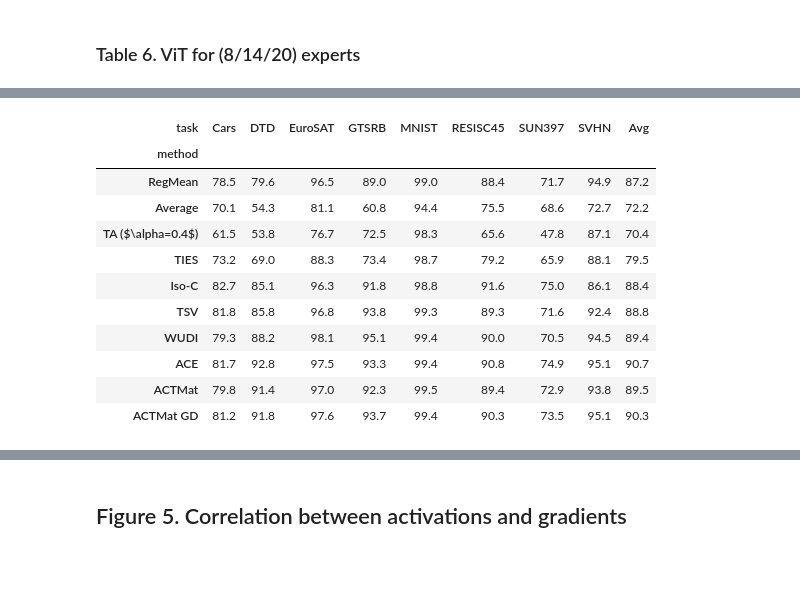
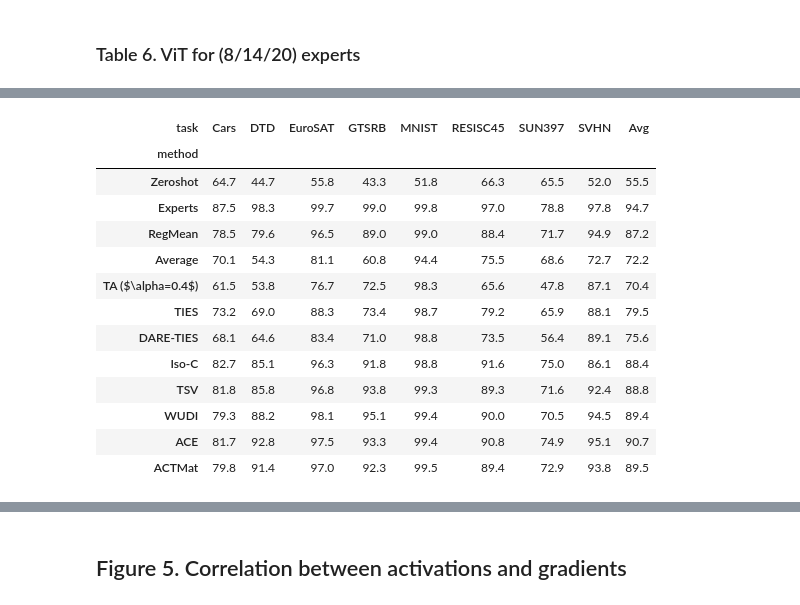
Before and after one commit to marawangamal/actmat, a Jupyter notebook: scripts/analysis.ipynb, the cells around one changed output, grey strips where cells are left out. Saved outputs shown, nothing was run; the diff lists cells and outputs as text; code cells hidden in the pictures; blank space fills up the shorter version.

```diff
--- a/scripts/analysis.ipynb
+++ b/scripts/analysis.ipynb
@@ -90,6 +90,7 @@ for tp in ["cross", "corr"]:
 
     # Make violin plot
     plt.figure()
+    print(tp)
     g = sns.catplot(
         data=df,
         # x="layer_name",
@@ -102,9 +103,10 @@ for tp in ["cross", "corr"]:
     )
     # sns.move_legend(g, "upper center", ncol=3, bbox_to_anchor=(0.5, 1.05), title="Type")
     # plt.ylim(0, 1)  # Set y-axis range from 0 to 1
-    # plt.ylabel(r"$\measuredangle$")
-    # plt.xlabel("Dataset")
-    # plt.xticks(rotation=45, ha="right")
+    plt.ylabel(r"$\measuredangle$")
+    plt.xlabel("Dataset")
+    plt.xticks(rotation=45, ha="right")
+    plt.title(tp + " error")
     # plt.tight_layout()
     # plt.savefig(
     #     os.path.join(results_dir, f"error_{type}_term.pdf"), bbox_inches="tight"
@@ -953,22 +1133,46 @@ df = pd.DataFrame(rows)
 # %%
-dfp = df.pivot(index="method", columns="task", values="score")
+# Display all methods
+# filter (lora only)
+def format_column(col):
+    ranks = col.rank(method="min", ascending=False)
+    out = col.map(lambda v: f"{v:0.1f}")
+    out = out.where(ranks != 1, out.map(lambda s: f"\\textbf{{{s}}}"))
+    # out = out.where(ranks != 2, out.map(lambda s: f"\\underline{{{s}}}"))
+    return out
+
+
+# set model:
+model = "ViT-B-16"
+columns = [
+    "Cars",
+    "DTD",
+    "EuroSAT",
+    "GTSRB",
+    "MNIST",
+    "RESISC45",
+    "SUN397",
+    "SVHN",
+]
+dfp = df[df["model"] == model].pivot(index="method", columns="task", values="score")
 dfp = (dfp * 100).round(1)
-at1_cols = [c for c in dfp.columns]
-dfp["Avg"] = dfp[at1_cols].mean(axis=1).round(1)
-dfp = dfp.reindex([map_method(x) for x in method_to_method.values()])
+dfp = dfp[columns]
+dfp["Avg"] = dfp.mean(axis=1).round(1)
+dfp = dfp.reindex([x for x in method_to_method.values()])
 # (Optional: latex)
 # print(dfp.to_latex(float_format="{:0.1f}".format))
 dfp
 # %% [output]
 | task | Cars | DTD | EuroSAT | GTSRB | MNIST | RESISC45 | SUN397 | SVHN | Avg |
 | method |  |  |  |  |  |  |  |  |  |
+| Zeroshot | 64.7 | 44.7 | 55.8 | 43.3 | 51.8 | 66.3 | 65.5 | 52.0 | 55.5 |
+| Experts | 87.5 | 98.3 | 99.7 | 99.0 | 99.8 | 97.0 | 78.8 | 97.8 | 94.7 |
 | RegMean | 78.5 | 79.6 | 96.5 | 89.0 | 99.0 | 88.4 | 71.7 | 94.9 | 87.2 |
 | Average | 70.1 | 54.3 | 81.1 | 60.8 | 94.4 | 75.5 | 68.6 | 72.7 | 72.2 |
 | TA ($\alpha=0.4$) | 61.5 | 53.8 | 76.7 | 72.5 | 98.3 | 65.6 | 47.8 | 87.1 | 70.4 |
 | TIES | 73.2 | 69.0 | 88.3 | 73.4 | 98.7 | 79.2 | 65.9 | 88.1 | 79.5 |
+| DARE-TIES | 68.1 | 64.6 | 83.4 | 71.0 | 98.8 | 73.5 | 56.4 | 89.1 | 75.6 |
 | Iso-C | 82.7 | 85.1 | 96.3 | 91.8 | 98.8 | 91.6 | 75.0 | 86.1 | 88.4 |
 | TSV | 81.8 | 85.8 | 96.8 | 93.8 | 99.3 | 89.3 | 71.6 | 92.4 | 88.8 |
 | WUDI | 79.3 | 88.2 | 98.1 | 95.1 | 99.4 | 90.0 | 70.5 | 94.5 | 89.4 |
 | ACE | 81.7 | 92.8 | 97.5 | 93.3 | 99.4 | 90.8 | 74.9 | 95.1 | 90.7 |
 | ACTMat | 79.8 | 91.4 | 97.0 | 92.3 | 99.5 | 89.4 | 72.9 | 93.8 | 89.5 |
-| ACTMat GD | 81.2 | 91.8 | 97.6 | 93.7 | 99.4 | 90.3 | 73.5 | 95.1 | 90.3 |
```
Also changed, not shown: parts of 10 cells of this notebook, 31 other files.
